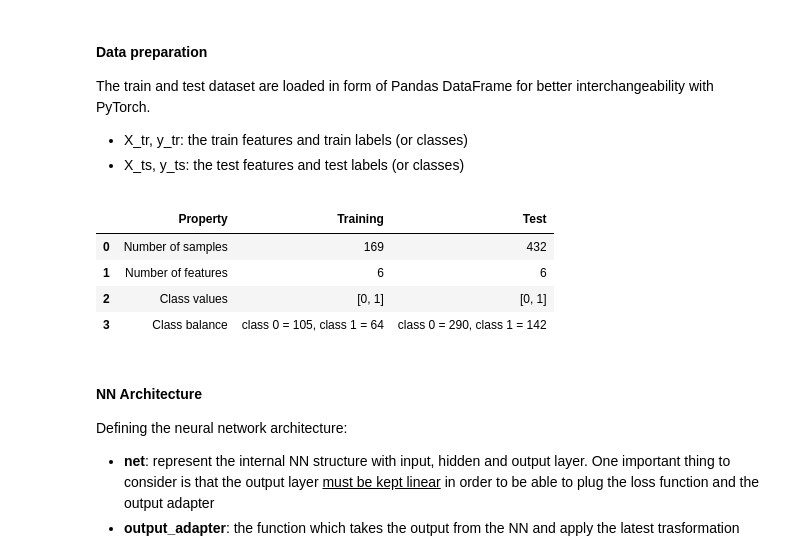
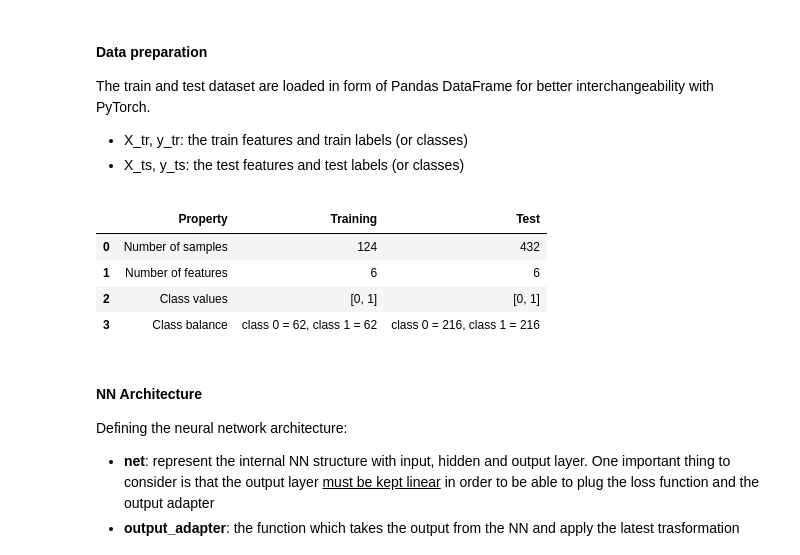
Before and after one commit to Borbico/Machine_Learning_Melaccio, a Jupyter notebook: notebooks/monk_NN.ipynb, the cells around one changed output. Drawn from its saved outputs; the diff is of its cells as text; code cells hidden in the pictures.

```diff
--- a/notebooks/monk_NN.ipynb
+++ b/notebooks/monk_NN.ipynb
@@ -54,16 +63,16 @@ default_scaler = StandardScaler()
 </ul>
 </p>
 # %%
-df_train, df_test = mc.load_set(2)
+df_train, df_test = mc.load_set(1)
 X_tr, y_tr = mc.split_and_prepare_dataset(df_train)
 X_ts, y_ts = mc.split_and_prepare_dataset(df_test)
 mc.dataset_introspection(df_train, df_test)
 # %% [output]
 |  | Property | Training | Test |
-| 0 | Number of samples | 169 | 432 |
+| 0 | Number of samples | 124 | 432 |
 | 1 | Number of features | 6 | 6 |
 | 2 | Class values | [0, 1] | [0, 1] |
-| 3 | Class balance | class 0 = 105, class 1 = 64 | class 0 = 290, class 1 = 142 |
+| 3 | Class balance | class 0 = 62, class 1 = 62 | class 0 = 216, class 1 = 216 |
 # %% [markdown]
 <h4>NN Architecture</h4>
 <p>Defining the neural network architecture:
```
Also changed, not shown: parts of 31 cells of this notebook, 11 other files.
